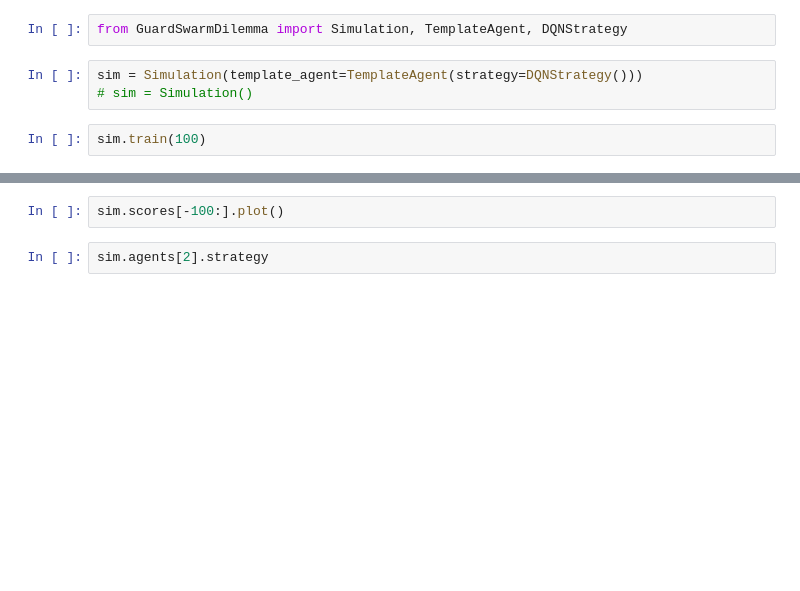
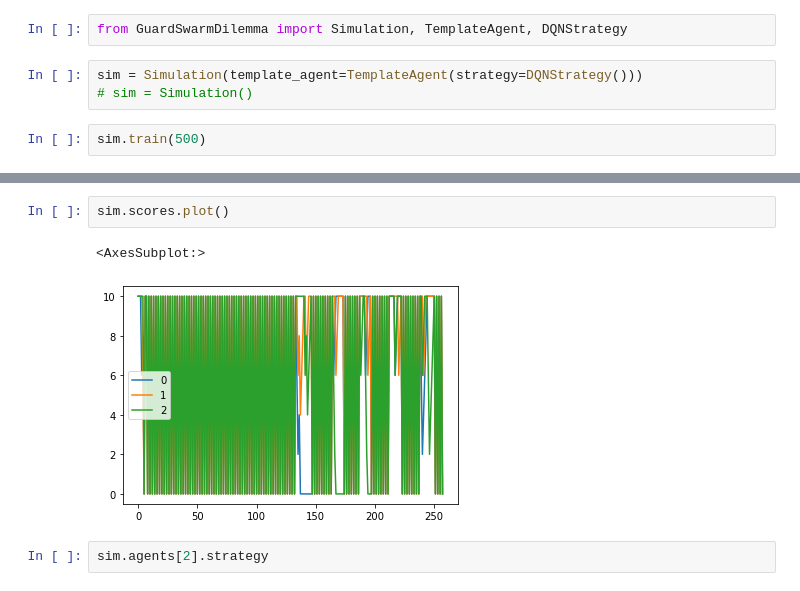
Before and after one commit to pkouvaros/pnis, a Jupyter notebook: code/dev.ipynb, the cells around one changed output, grey strips where cells are left out. Saved outputs shown, nothing was run; the diff lists cells and outputs as text; blank space fills up the shorter version.

```diff
--- a/code/dev.ipynb
+++ b/code/dev.ipynb
@@ -4,5 +4,5 @@ from GuardSwarmDilemma import Simulation, TemplateAgent, DQNStrategy
 sim = Simulation(template_agent=TemplateAgent(strategy=DQNStrategy()))
 # sim = Simulation()
 # %%
-sim.train(100)
+sim.train(500)
 # %% [output]
@@ -87,4 +56,7 @@ sim.train(100)
 # %%
-sim.scores[-100:].plot()
+sim.scores.plot()
+# %% [output]
+<AxesSubplot:>
+[figure, added]
 # %%
 sim.agents[2].strategy
```
Also changed, not shown: parts of 1 cell of this notebook, 4 other files.
